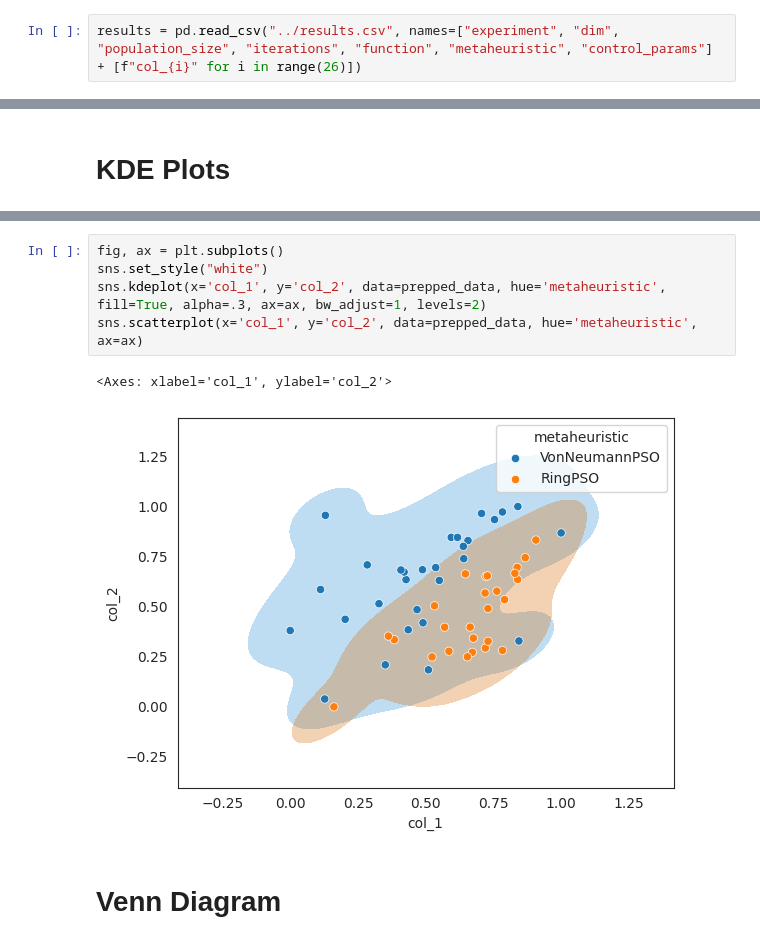
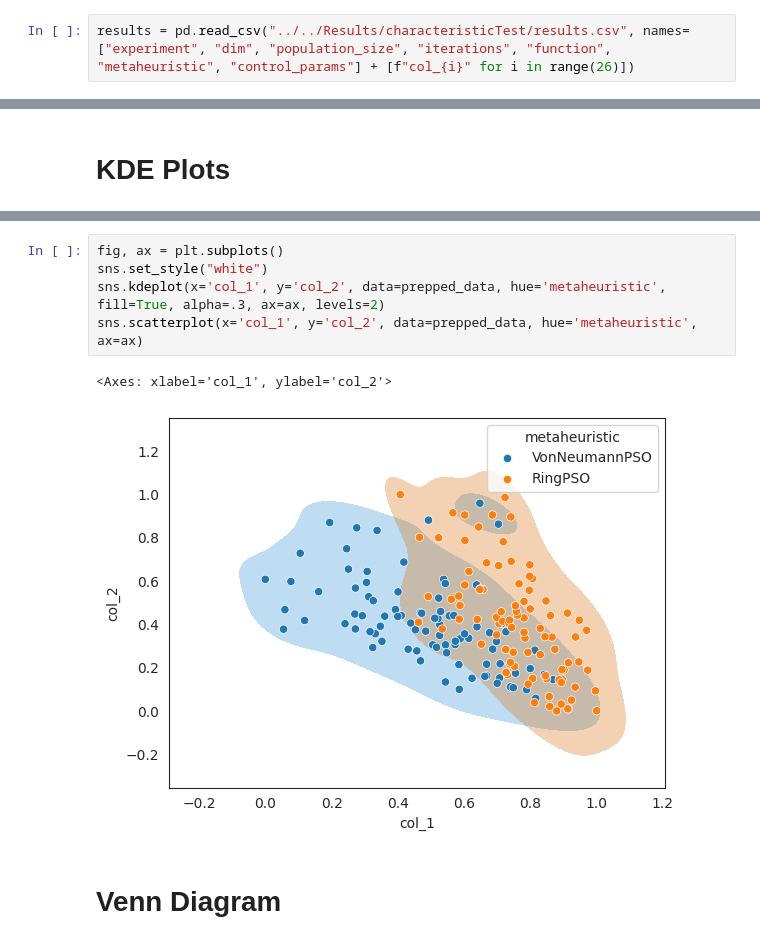
Before and after one commit to runrunLauren/behavioural_benchmarking, a Jupyter notebook: behavioural_benchmark/temp.ipynb, the cells around one changed output, grey strips where cells are left out. Drawn from its saved outputs; the diff is of its cells as text.

```diff
--- a/behavioural_benchmark/temp.ipynb
+++ b/behavioural_benchmark/temp.ipynb
@@ -7,7 +7,7 @@ import seaborn as sns
 from behavioural_benchmark.visualisation import Visualisation
 sns.set_style("white")
 # %%
-results = pd.read_csv("../results.csv", names=["experiment", "dim", "population_size", "iterations", "function", "metaheuristic", "control_params"] + [f"col_{i}" for i in range(26)])
+results = pd.read_csv("../../Results/characteristicTest/results.csv", names=["experiment", "dim", "population_size", "iterations", "function", "metaheuristic", "control_params"] + [f"col_{i}" for i in range(26)])
 # %%
 results.head()
 # %% [output]
@@ -42,11 +42,11 @@ Text(0, 0.5, '')
 # %%
 fig, ax = plt.subplots()
 sns.set_style("white")
-sns.kdeplot(x='col_1', y='col_2', data=prepped_data, hue='metaheuristic', fill=True, alpha=.3, ax=ax, bw_adjust=1, levels=2)
+sns.kdeplot(x='col_1', y='col_2', data=prepped_data, hue='metaheuristic', fill=True, alpha=.3, ax=ax, levels=2)
 sns.scatterplot(x='col_1', y='col_2', data=prepped_data, hue='metaheuristic', ax=ax)
 # %% [output]
 <Axes: xlabel='col_1', ylabel='col_2'>
-[figure, old version]
+[figure, new version]
 # %% [markdown]
 # Venn Diagram
 # %%
```
Also changed, not shown: parts of 4 cells of this notebook.
